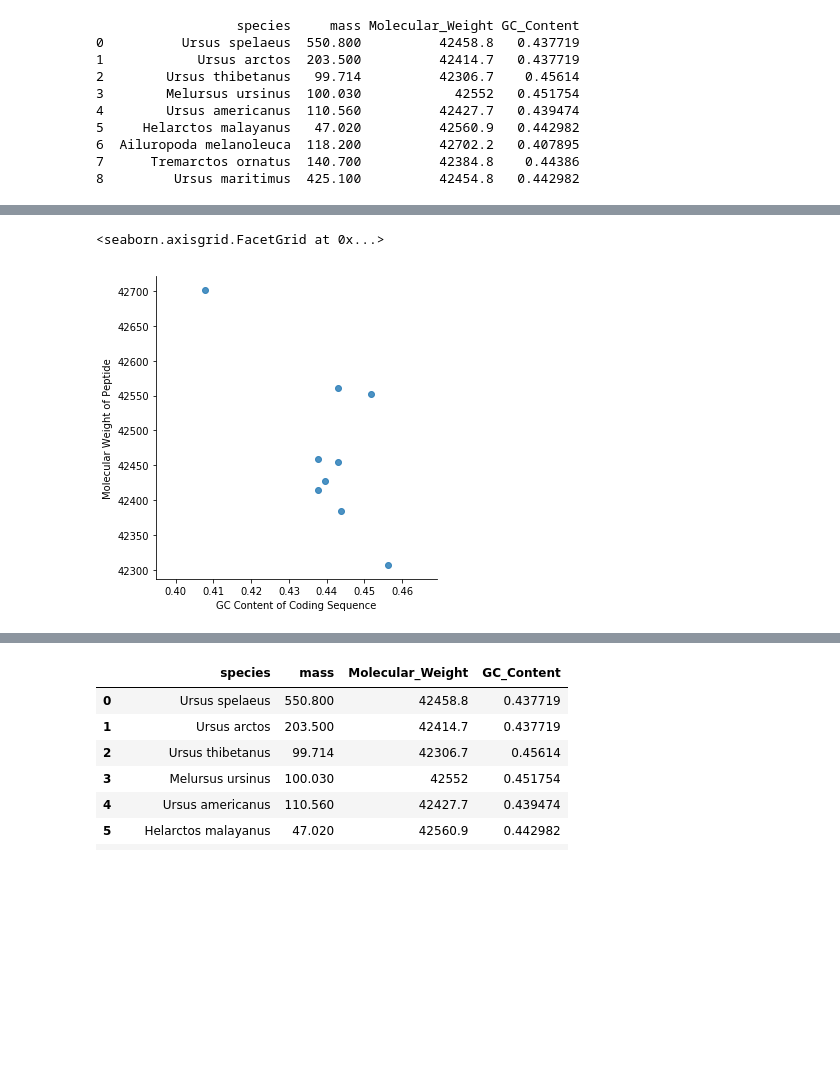
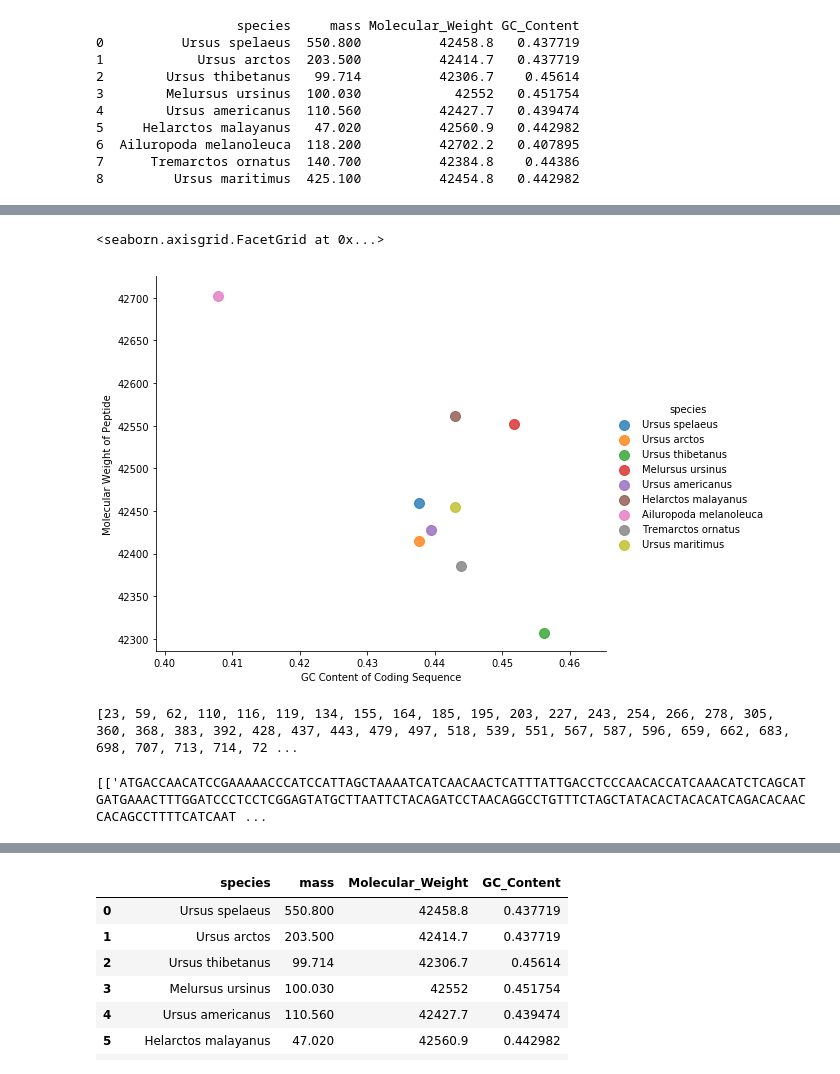
Before and after one commit to michaelpmurphy/BCB546X_Python_Assignment, a Jupyter notebook: Python_Project.ipynb, the cells around one changed output, grey strips where cells are left out. Saved outputs shown, nothing was run; the diff lists cells and outputs as text; code cells hidden in the pictures; blank space fills up the shorter version.

```diff
--- a/Python_Project.ipynb
+++ b/Python_Project.ipynb
@@ -126,8 +128,8 @@ Largest species is Ursus spelaeus
 [figure]
 # %%
-mw_gc = sns.lmplot('GC_Content', 'Molecular_Weight', data=bears_df, fit_reg=False)
+mw_gc = sns.lmplot('GC_Content', 'Molecular_Weight', data=bears_df, fit_reg=False, height=6, aspect=1.25, scatter_kws={"s": 100}, hue='species')
 mw_gc.set_axis_labels('GC Content of Coding Sequence', 'Molecular Weight of Peptide')
 # %% [output]
 <seaborn.axisgrid.FacetGrid at 0x...>
-[figure, old version]
+[figure, new version]
 # %%
@@ -134,0 +137,19 @@ bears_df.to_csv('bears_mass_cytb.csv',index_label=False,float_format='%g')
+# %%
+import numpy as np
+from scipy import stats
+a = np.array([[1, 3, 4, 2, 2, 7],
+              [5, 2, 2, 1, 4, 1],
+              [3, 3, 2, 2, 1, 1]])
+
+mut_site = []
+for i in range(len(cytb_seqs[species_list[0]])):
+    for j in range(9):
+        count = 0
+        seq_j = cytb_seqs[species_list[j]]
+        if cytb_seqs[species_list[0]][i] != seq_j[i]:
+            count += 1
+    if count > 0:
+        mut_site.append(i)
+print(mut_site)
+# %% [output]
+[23, 59, 62, 110, 116, 119, 134, 155, 164, 185, 195, 203, 227, 243, 254, 266, 278, 305, 360, 368, 383, 392, 428, 437, 443, 479, 497, 518, 539, 551, 567, 587, 596, 659, 662, 683, 698, 707, 713, 714, 72 ...
@@ -134,0 +164,7 @@ bears_df.to_csv('bears_mass_cytb.csv',index_label=False,float_format='%g')
+# %%
+b = []
+for i in range(9):
+    b.insert(i, [str(cytb_seqs[species_list[i]])])
+print(b)
+# %% [output]
+[['ATGACCAACATCCGAAAAACCCATCCATTAGCTAAAATCATCAACAACTCATTTATTGACCTCCCAACACCATCAAACATCTCAGCATGATGAAACTTTGGATCCCTCCTCGGAGTATGCTTAATTCTACAGATCCTAACAGGCCTGTTTCTAGCTATACACTACACATCAGACACAACCACAGCCTTTTCATCAAT ...
```
Also changed, not shown: parts of 22 cells of this notebook.
